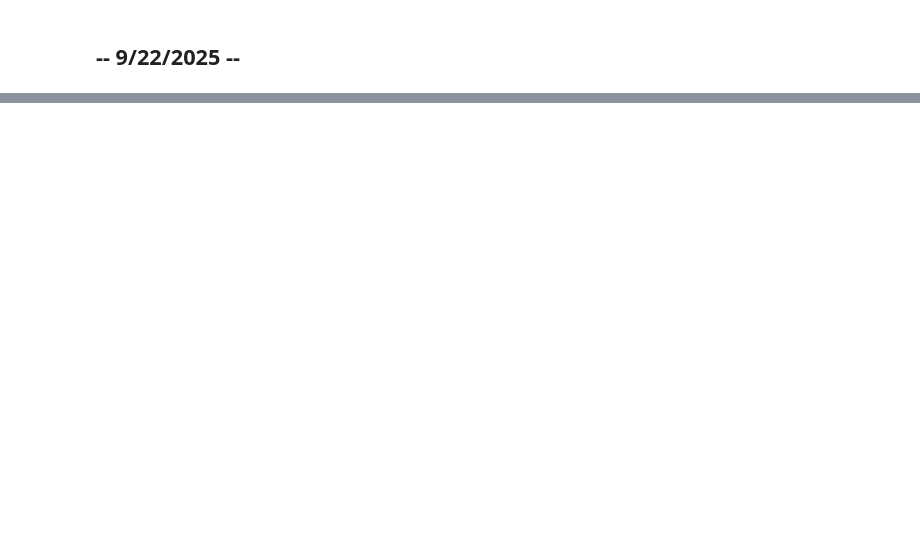
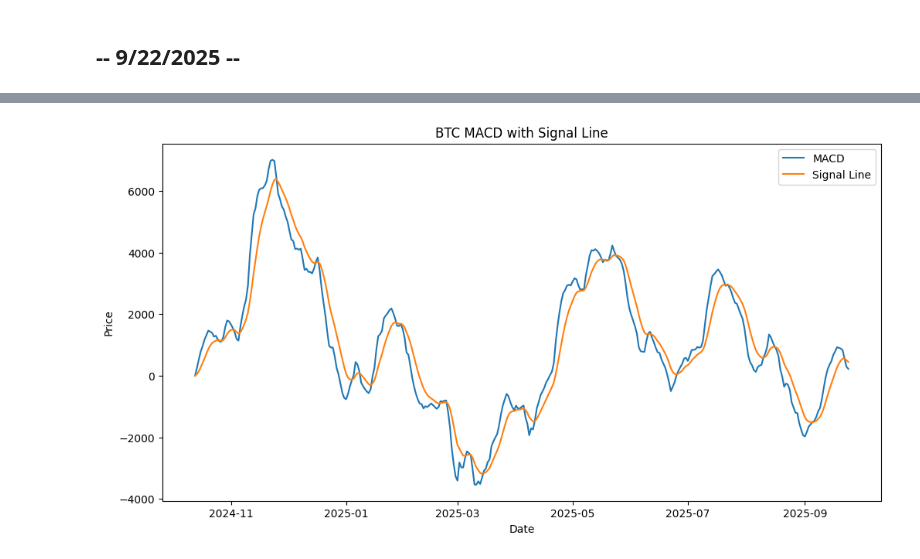
Before and after one commit to E-Eshbaugh/CryptoModel_v1, a Jupyter notebook: CryptoModel.ipynb, the cells around one changed output, grey strips where cells are left out. Cells and saved outputs as stored; diff of their text form; code cells hidden in the pictures; blank space fills up the shorter version.

Commit message:
Connected Colab to GitHub. Expanded data to a whole year and added RSI, EMA columns for MACD, and a MACD column.

```diff
--- a/CryptoModel.ipynb
+++ b/CryptoModel.ipynb
@@ -63,0 +62,4 @@ Date
+# %%
+# Setting up column for price up (1) or down (0) on the next day.
+btc['Next_Day_Movement'] = np.where(btc['Close'].shift(-1) > btc['Close'], 1, 0)
+print(btc.head())
@@ -63,0 +84,14 @@ Date
+# %%
+# Adding 2-step RSI calculations
+
+def calculate_rsi(prices, window=14):
+    delta = prices.diff()
+    gain = (delta.where(delta > 0, 0)).rolling(window=window).mean()
+    loss = (-delta.where(delta < 0, 0)).rolling(window=window).mean()
+    rs = gain / loss
+    rsi = 100 - (100 / (1 + rs))
+    return rsi
+
+btc['RSI'] = calculate_rsi(btc['Close'])
+btc = btc.dropna()
+print(btc.head())
@@ -63,0 +116,11 @@ Date
+# %%
+# Adding MACD measurements as well
+# Going to keep the EMA calculations for 26, 12, and 9 period as well
+
+btc['EMA_26'] = btc['Close'].ewm(span=26, adjust=False).mean()
+btc['EMA_12'] = btc['Close'].ewm(span=12, adjust=False).mean()
+
+btc['MACD'] = btc['EMA_12'] - btc['EMA_26']
+btc['Signal_Line'] = btc['MACD'].ewm(span=9, adjust=False).mean()
+btc = btc.dropna()
+print(btc.head())
@@ -63,0 +145,13 @@ Date
+# %%
+# Plot MACD (with signal line)
+
+plot = plt.figure(figsize=(12, 6))
+plt.plot(btc['MACD'], label='MACD')
+plt.plot(btc['Signal_Line'], label='Signal Line')
+plt.title('BTC MACD with Signal Line')
+plt.xlabel('Date')
+plt.ylabel('Price')
+plt.legend()
+plt.show()
+# %% [output]
+[figure, added]
```
Also changed, not shown: parts of 7 cells of this notebook.
